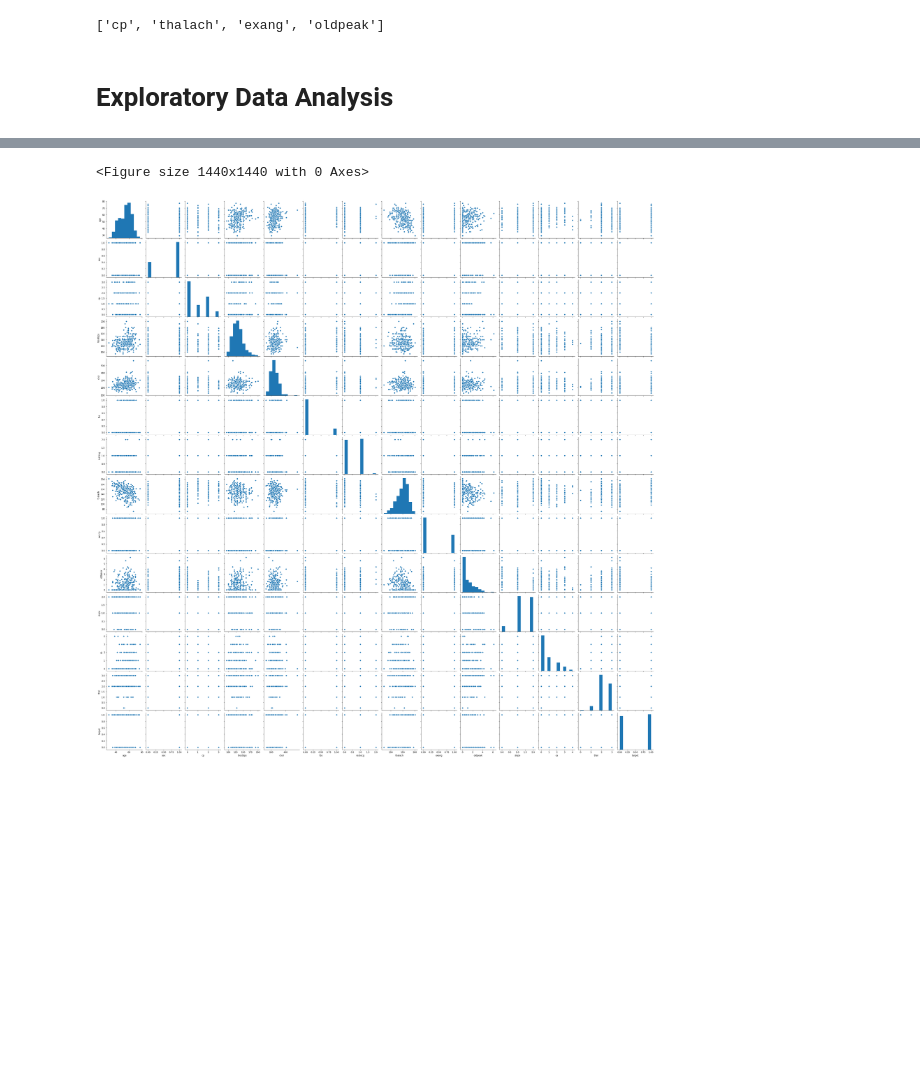
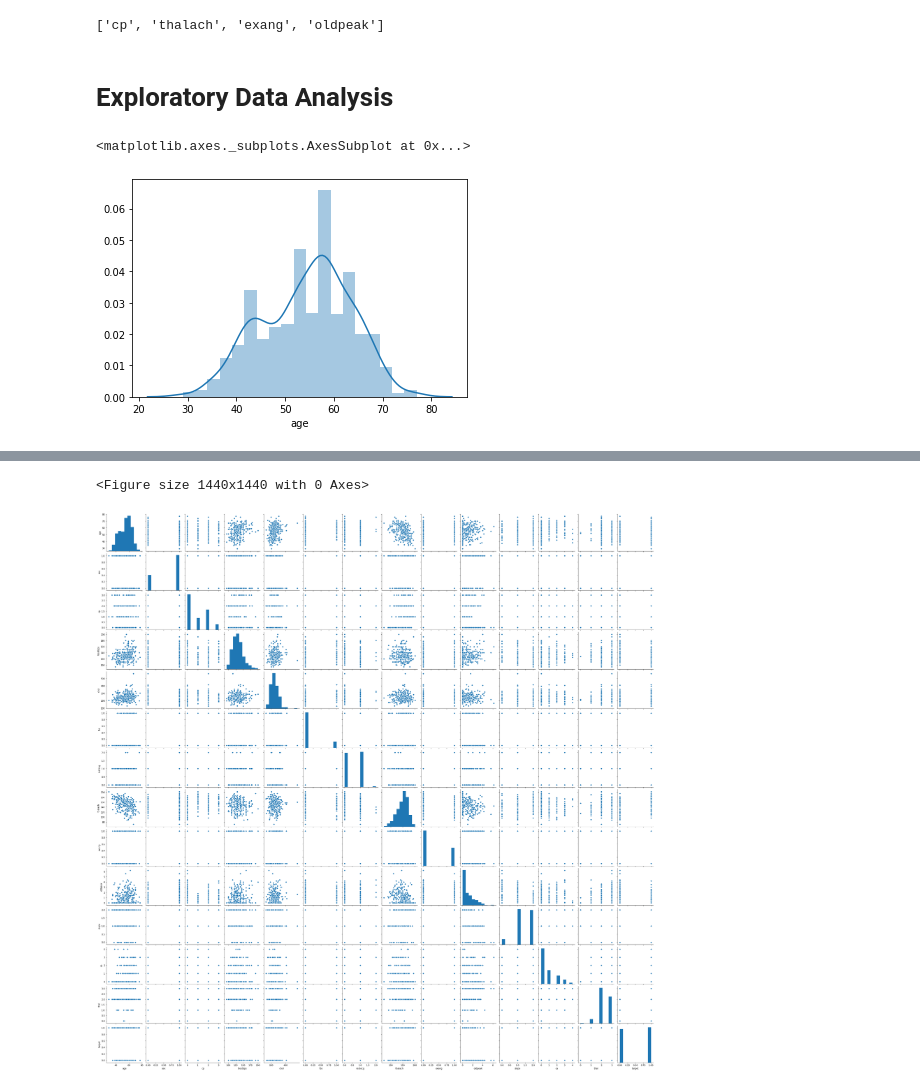
Before and after one commit to Pranav016/heart-disease-prediction-system, a Jupyter notebook: Heart disease prediction system.ipynb, the cells around one changed output, grey strips where cells are left out. Saved outputs shown, nothing was run; the diff lists cells and outputs as text; code cells hidden in the pictures; blank space fills up the shorter version.

```diff
--- a/Heart disease prediction system.ipynb
+++ b/Heart disease prediction system.ipynb
@@ -100,3 +100,8 @@ corr_features
 ['cp', 'thalach', 'exang', 'oldpeak']
 # %% [markdown]
 # Exploratory Data Analysis
+# %%
+sns.distplot(df.age)
+# %% [output]
+<matplotlib.axes._subplots.AxesSubplot at 0x...>
+[figure, added]
```
Also changed, not shown: parts of 3 cells of this notebook.
